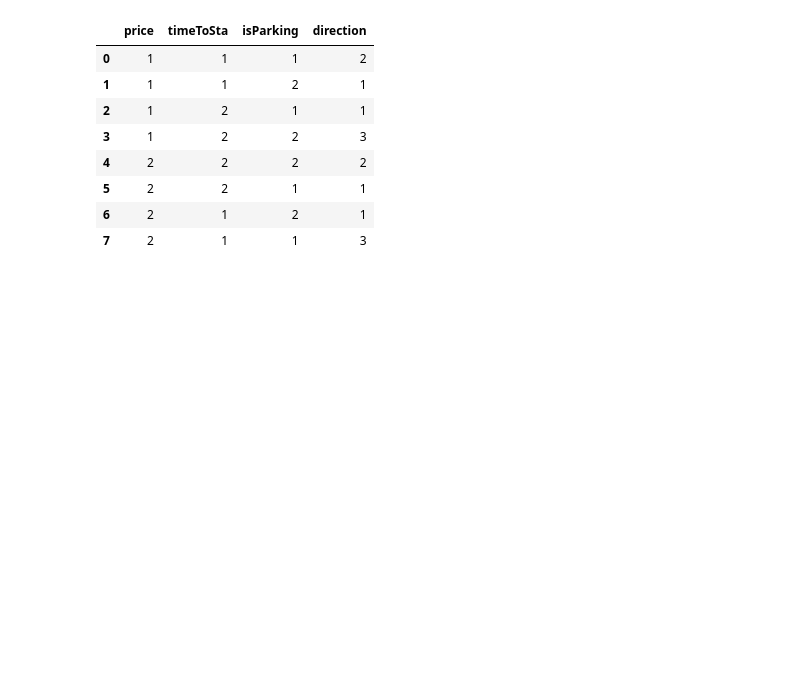
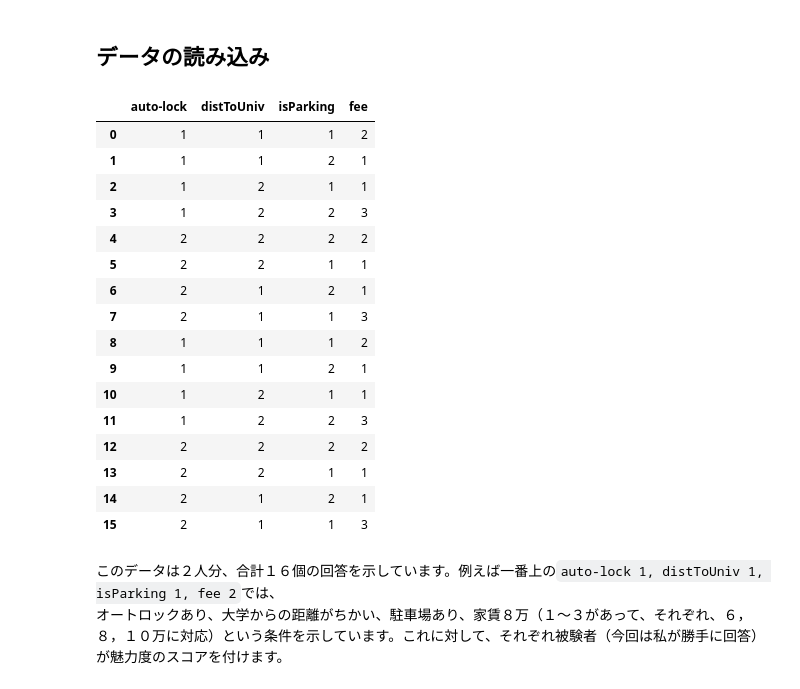
Before and after one commit to KentaItakura/blog-post-about-conjoint-analysis-, a Jupyter notebook: conjointAnalysis_main.ipynb, the cells around one changed output. Cells and saved outputs as stored; diff of their text form; code cells hidden in the pictures; blank space fills up the shorter version.

```diff
--- a/conjointAnalysis_main.ipynb
+++ b/conjointAnalysis_main.ipynb
@@ -7,14 +12,16 @@ import numpy as np
 import matplotlib.pyplot as plt
 import seaborn as sns
 import statsmodels.api as sm
+# %% [markdown]
+## データの読み込み
 # %%
-df = pd.read_csv('chap8_2_Data.csv')
+df = pd.read_csv('./data/data.csv')
 # x, y の指定
 y = pd.DataFrame(df['score'])
 x = df.drop(columns=['score'])
-x.head(10)
+x.head(20)
 # %% [output]
-|  | price | timeToSta | isParking | direction |
+|  | auto-lock | distToUniv | isParking | fee |
 | 0 | 1 | 1 | 1 | 2 |
 | 1 | 1 | 1 | 2 | 1 |
 | 2 | 1 | 2 | 1 | 1 |
@@ -23,3 +30,14 @@ x.head(10)
 | 5 | 2 | 2 | 1 | 1 |
 | 6 | 2 | 1 | 2 | 1 |
 | 7 | 2 | 1 | 1 | 3 |
+| 8 | 1 | 1 | 1 | 2 |
+| 9 | 1 | 1 | 2 | 1 |
+| 10 | 1 | 2 | 1 | 1 |
+| 11 | 1 | 2 | 2 | 3 |
+| 12 | 2 | 2 | 2 | 2 |
+| 13 | 2 | 2 | 1 | 1 |
+| 14 | 2 | 1 | 2 | 1 |
+| 15 | 2 | 1 | 1 | 3 |
+# %% [markdown]
+このデータは２人分、合計１６個の回答を示しています。例えば一番上の`auto-lock 1, distToUniv 1, isParking 1, fee 2`では、
+オートロックあり、大学からの距離がちかい、駐車場あり、家賃８万（１～３があって、それぞれ、６，８，１０万に対応）という条件を示しています。これに対して、それぞれ被験者（今回は私が勝手に回答）が魅力度のスコアを付けます。
```
Also changed, not shown: parts of 28 cells of this notebook, 6 other files.
